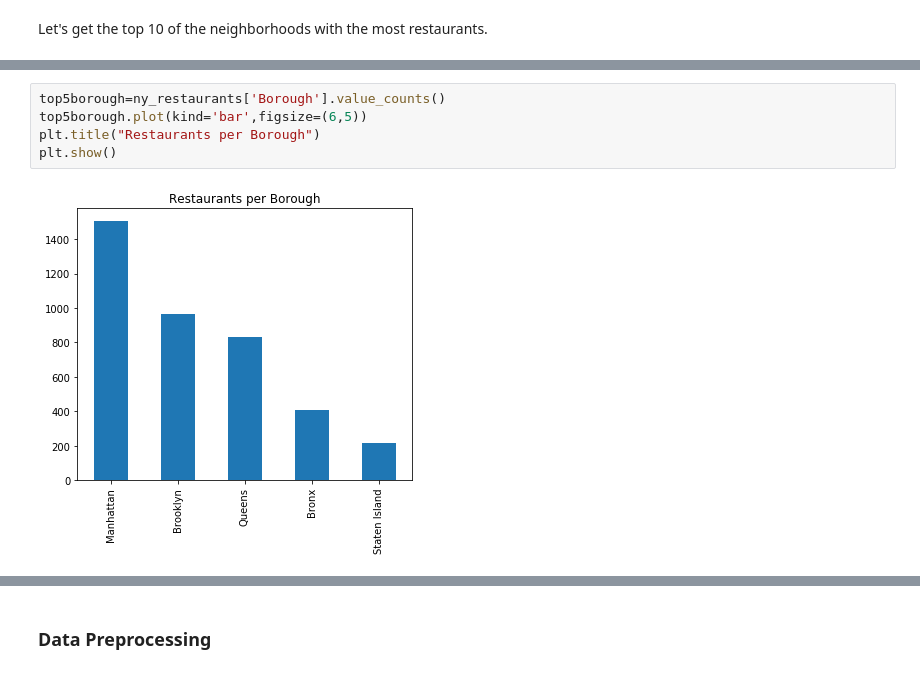
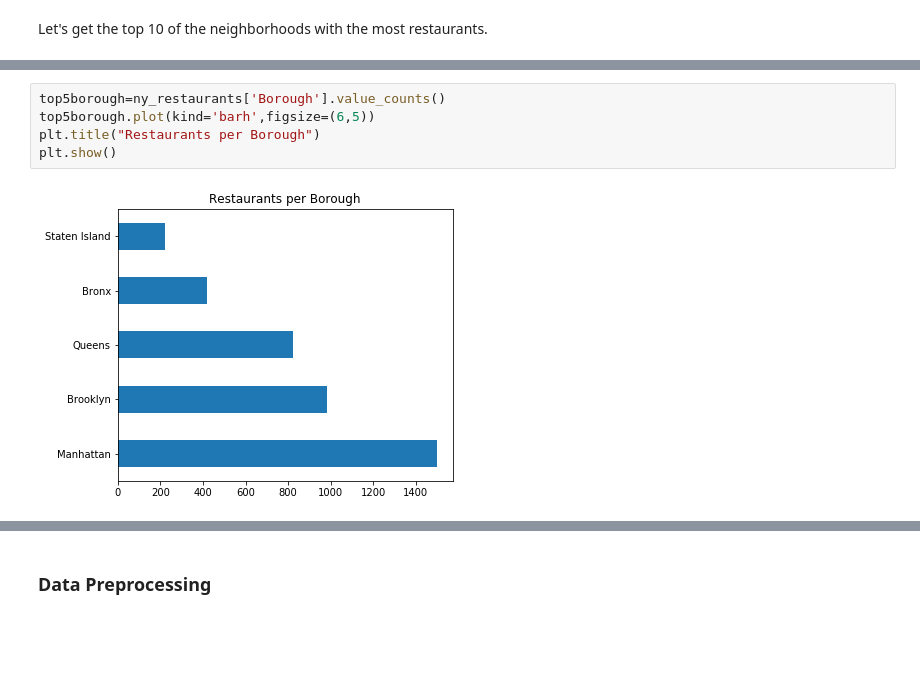
Before and after one commit to JoseAndresEscobar19/Coursera_Capstone, a Jupyter notebook: Applied Data Science Capstone Project.ipynb, the cells around one changed output, grey strips where cells are left out. Saved outputs shown, nothing was run; the diff lists cells and outputs as text; blank space fills up the shorter version.

```diff
--- a/Applied Data Science Capstone Project.ipynb
+++ b/Applied Data Science Capstone Project.ipynb
@@ -398,10 +402,10 @@ plt.show()
 # %%
 top5borough=ny_restaurants['Borough'].value_counts()
-top5borough.plot(kind='bar',figsize=(6,5))
+top5borough.plot(kind='barh',figsize=(6,5))
 plt.title("Restaurants per Borough")
 plt.show()
 # %% [output]
-[figure, old version]
+[figure, new version]
 # %%
 top5gastronomiesMan=ny_restaurants[ny_restaurants['Borough']=="Manhattan"]['Venue Category'].value_counts()[0:5]
 top5gastronomiesMan
```
Also changed, not shown: parts of 18 cells of this notebook.
